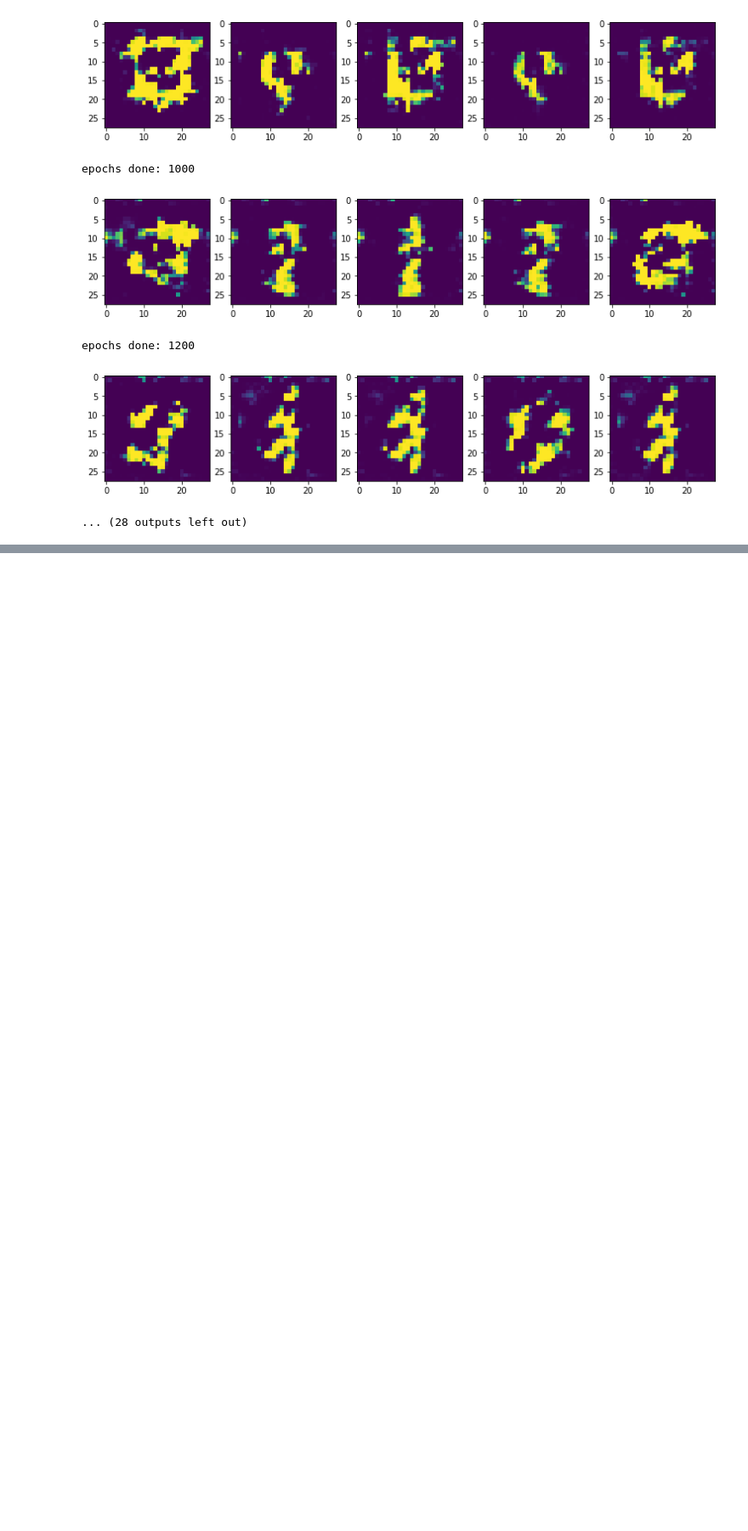
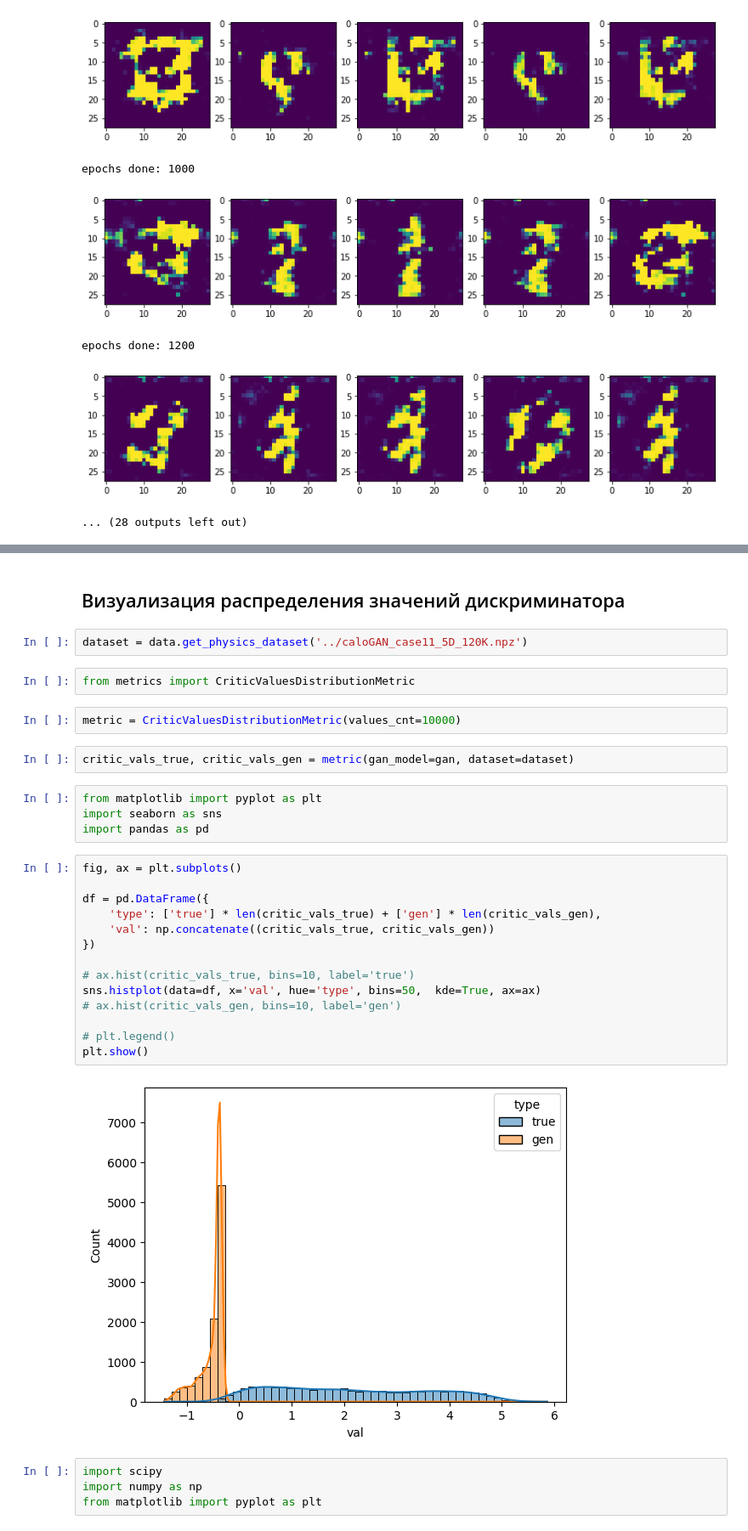
Before and after one commit to TrickmanOff/GAN_project, a Jupyter notebook: visualization.ipynb, the cells around one changed output, grey strips where cells are left out. Shown at 85% size. Cells and saved outputs as stored; diff of their text form; blank space fills up the shorter version.

```diff
--- a/visualization.ipynb
+++ b/visualization.ipynb
@@ -98,0 +547,34 @@ epochs done: 1200
+# %% [markdown]
+## Визуализация распределения значений дискриминатора
+# %%
+dataset = data.get_physics_dataset('../caloGAN_case11_5D_120K.npz')
+# %%
+from metrics import CriticValuesDistributionMetric
+# %%
+metric = CriticValuesDistributionMetric(values_cnt=10000)
+# %%
+critic_vals_true, critic_vals_gen = metric(gan_model=gan, dataset=dataset)
+# %%
+from matplotlib import pyplot as plt
+import seaborn as sns
+import pandas as pd
+# %%
+fig, ax = plt.subplots()
+
+df = pd.DataFrame({
+    'type': ['true'] * len(critic_vals_true) + ['gen'] * len(critic_vals_gen),
+    'val': np.concatenate((critic_vals_true, critic_vals_gen))
+})
+
+# ax.hist(critic_vals_true, bins=10, label='true')
+sns.histplot(data=df, x='val', hue='type', bins=50,  kde=True, ax=ax)
+# ax.hist(critic_vals_gen, bins=10, label='gen')
+
+# plt.legend()
+plt.show()
+# %% [output]
+[figure, added]
+# %%
+import scipy
+import numpy as np
+from matplotlib import pyplot as plt
```
Also changed, not shown: parts of 87 cells of this notebook, 29 other files.
